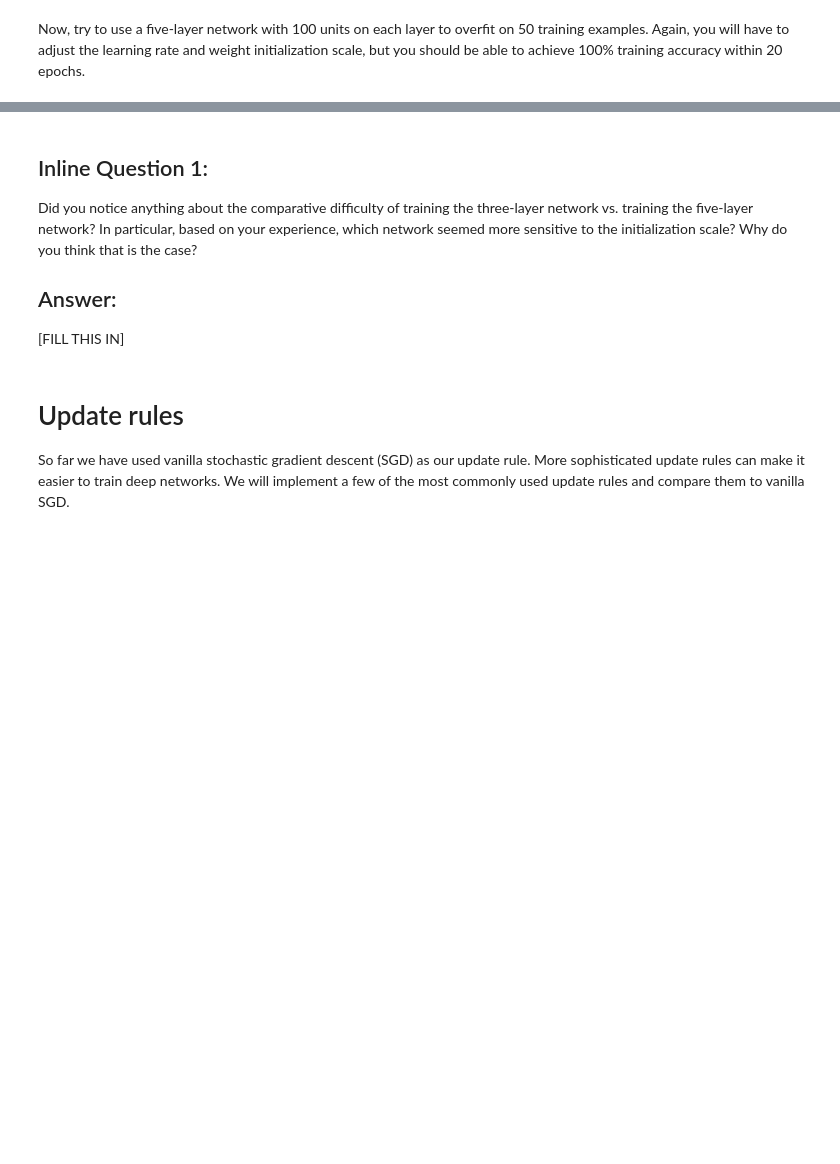
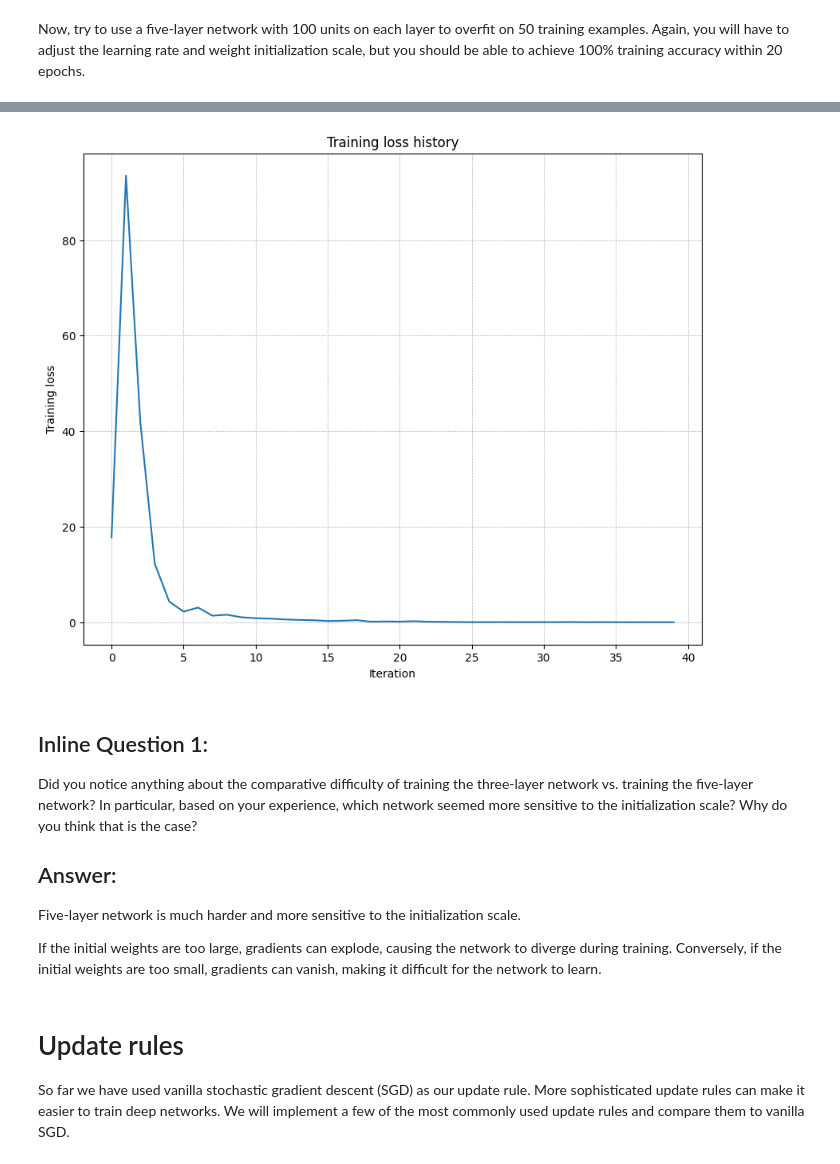
Before and after one commit to WenboKou/assignments, a Jupyter notebook: assignments/assignment2/FullyConnectedNets.ipynb, the cells around one changed output, grey strips where cells are left out. Cells and saved outputs as stored; diff of their text form; code cells hidden in the pictures; blank space fills up the shorter version.

Commit message:
train 3/5 layer nn to overfit 50 samples

```diff
--- a/assignments/assignment2/FullyConnectedNets.ipynb
+++ b/assignments/assignment2/FullyConnectedNets.ipynb
@@ -185,27 +225,47 @@ small_data = {
   'y_val': data['y_val'],
 }
 
-learning_rate = 2e-3  # Experiment with this!
-weight_scale = 1e-5   # Experiment with this!
-model = FullyConnectedNet(
-    [100, 100, 100, 100],
-    weight_scale=weight_scale,
-    dtype=np.float64
-)
-solver = Solver(
-    model,
-    small_data,
-    print_every=10,
-    num_epochs=20,
-    batch_size=25,
-    update_rule='sgd',
-    optim_config={'learning_rate': learning_rate},
-)
-solver.train()
+# learning_rate = 5e-3  # Experiment with this!
+# weight_scale = 1e-2   # Experiment with this!
+lrs = [1e-1, 1e-2, 5e-3, 1e-3, 1e-4, 1e-5, 1e-7]
+weight_scales = np.random.uniform(low=1e-1, high=5e-2, size=20)
+best_model = None
+best_acc = 0
+best_solver = None
+best_lr = None
+best_weight_scale = None
 
-plt.plot(solver.loss_history)
+for learning_rate, weight_scale in zip(lrs, weight_scales):
+  print(f"lr: {learning_rate}, weight_scale: {weight_scale}")
+  model = FullyConnectedNet(
+      [100, 100, 100, 100],
+      weight_scale=weight_scale,
+      dtype=np.float64
+  )
+  solver = Solver(
+      model,
+      small_data,
+      print_every=10,
+      num_epochs=20,
+      batch_size=25,
+      update_rule='sgd',
+      optim_config={'learning_rate': learning_rate},
+  )
+  solver.train()
+  train_accuracy = solver.check_accuracy(small_data['X_train'], small_data['y_train'])
+  if train_accuracy > best_acc:
+    best_model = model
+    best_acc = train_accuracy
+    best_solver = solver
+    best_lr = learning_rate
+    best_weight_scale = weight_scale
+
+print(f"Best train accuracy achieved during training: {best_acc}, {best_lr}, {best_weight_scale}")
+
+plt.plot(best_solver.loss_history)
 plt.title('Training loss history')
 plt.xlabel('Iteration')
 plt.ylabel('Training loss')
 plt.grid(linestyle='--', linewidth=0.5)
 plt.show()
+# %% [output]
@@ -212,9 +289,12 @@ plt.show()
+[figure, added]
 # %% [markdown]
 ## Inline Question 1:
 Did you notice anything about the comparative difficulty of training the three-layer network vs. training the five-layer network? In particular, based on your experience, which network seemed more sensitive to the initialization scale? Why do you think that is the case?
 
 ## Answer:
-[FILL THIS IN]
+Five-layer network is much harder and more sensitive to the initialization scale.
+
+If the initial weights are too large, gradients can explode, causing the network to diverge during training. Conversely, if the initial weights are too small, gradients can vanish, making it difficult for the network to learn.
 # %% [markdown]
 # Update rules
 So far we have used vanilla stochastic gradient descent (SGD) as our update rule. More sophisticated update rules can make it easier to train deep networks. We will implement a few of the most commonly used update rules and compare them to vanilla SGD.
```
Also changed, not shown: parts of 3 cells of this notebook.
